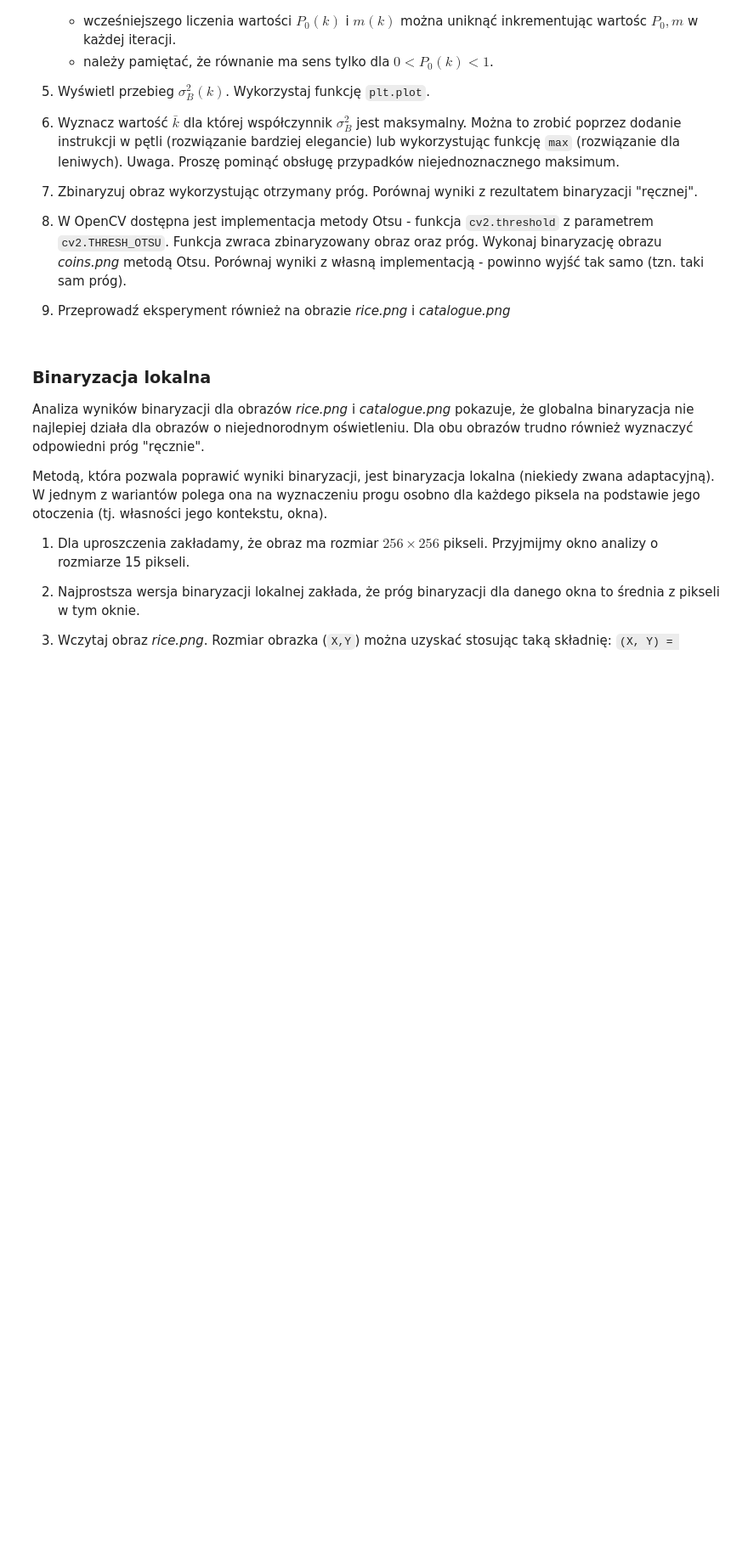
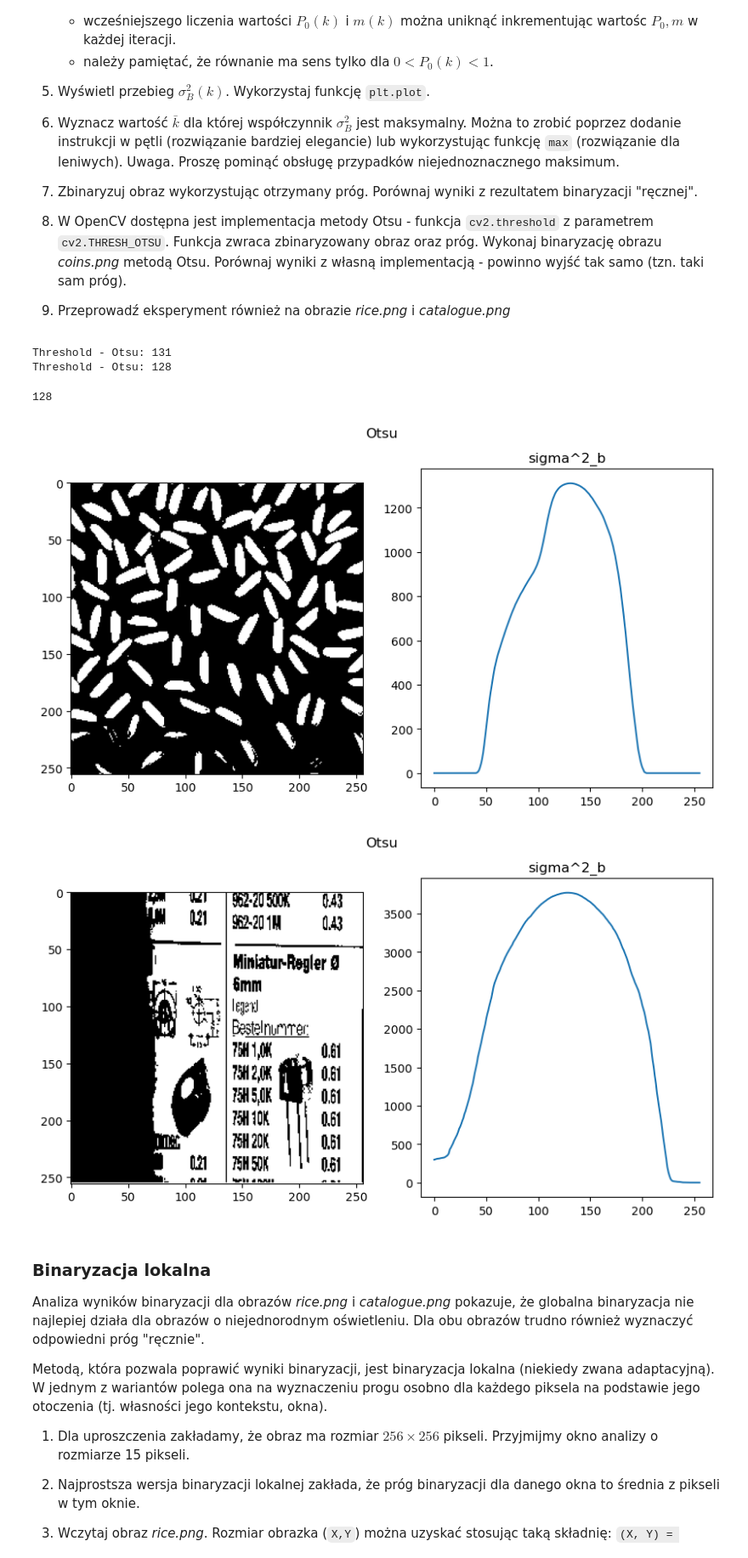
Before and after one commit to corey888773/isi-rok-3, a Jupyter notebook: lab4/04_thresholding.ipynb, the cells around one changed output. Shown at 85% size. Saved outputs shown, nothing was run; the diff lists cells and outputs as text; code cells hidden in the pictures; blank space fills up the shorter version.

```diff
--- a/lab4/04_thresholding.ipynb
+++ b/lab4/04_thresholding.ipynb
@@ -76,7 +76,6 @@ show_image_hist(coins)
 [figure]
 # %%
 def binarize(img, threshold):
-
     binarized_img = np.zeros(img.shape, dtype=np.uint8)
     for i in range(img.shape[0]):
         for j in range(img.shape[1]):
@@ -94,6 +93,12 @@ def binarize(img, threshold):
     plt.xticks(np.arange(0, 256, 20))
     plt.show()
 
+def binarization(image, threshold, show=False):
+  result = (image > threshold).astype('uint8') * 255
+  if show:
+    display_img_and_hist(result)
+  return result
+
 binarize(coins, 85)
 # %% [output]
 [figure]
@@ -348,6 +384,39 @@ Zadanie: wykorzystując podane powyżej informacje należy zaimplementować meto
       Porównaj wyniki z własną implementacją - powinno wyjść tak samo (tzn. taki sam próg).
 
 9. Przeprowadź eksperyment również na obrazie _rice.png_ i _catalogue.png_
+# %%
+def otsu(image):
+  image_hist = cv2.calcHist([image], [0], None, [256], [0, 256])
+  i = np.arange(256)
+  p = image_hist.squeeze() / image.size
+  s_2_b = np.zeros(256)
+  mg = np.dot(i, p)
+
+  m = 0
+  P0 = 0
+  for j in i:
+    m += (j * p[j])
+    P0 += p[j]
+    if (P0 <= 0 or P0 >= 1):
+      continue
+    s_2_b[j] = ((mg * P0 - m) ** 2) / (P0 * (1 - P0))
+  k = np.argmax(s_2_b)
+
+  fig, axs = plt.subplots(1, 2, figsize=(10, 5))
+  fig.suptitle('Otsu')
+  axs[0].imshow(binarization(image, k), 'gray')
+  axs[1].set_title('sigma^2_b')
+  axs[1].plot(s_2_b)
+  print(f'Threshold - Otsu: {k}')
+  return k
+otsu(rice)
+otsu(catalogue)
+# %% [output]
+Threshold - Otsu: 131
+Threshold - Otsu: 128
+128
+[figure, added]
+[figure, added]
 # %% [markdown]
 ### Binaryzacja lokalna
 
```
Also changed, not shown: parts of 6 cells of this notebook, 6 other files.
